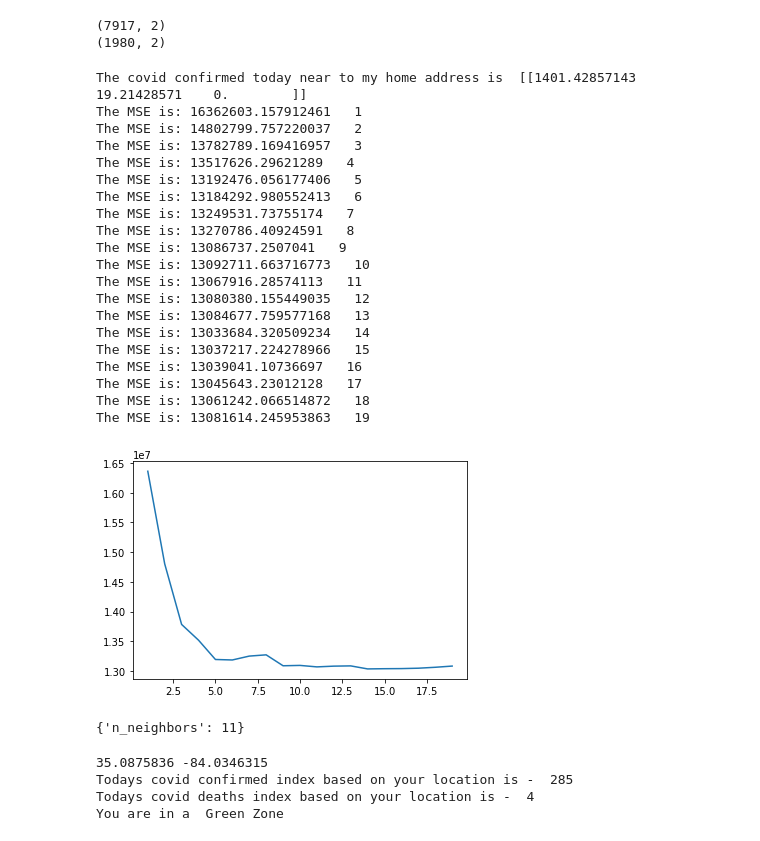
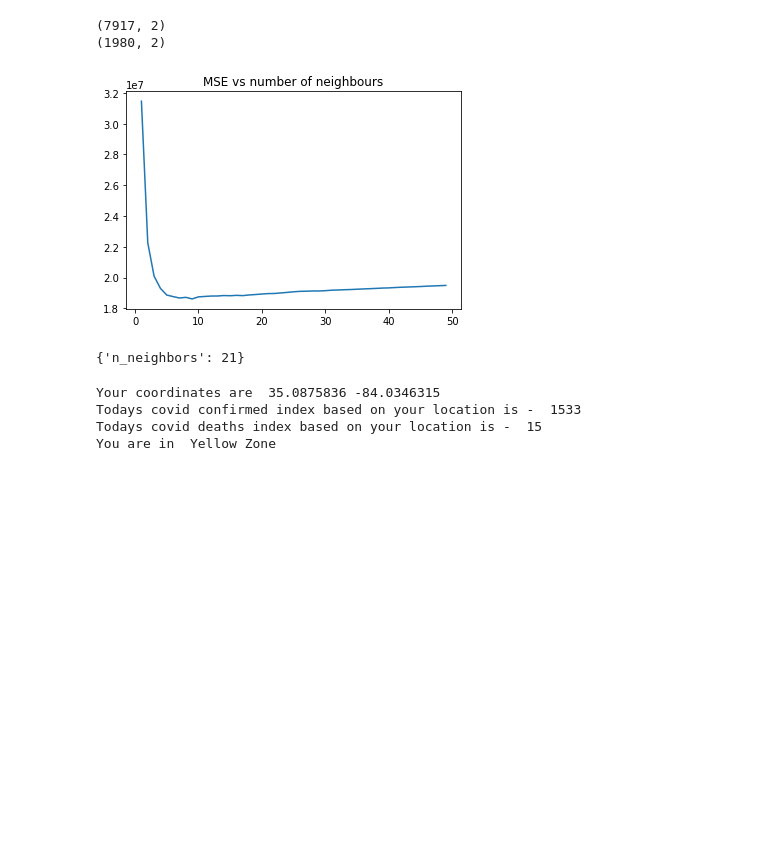
Before and after one commit to SupriyaChinthakuntla/KDD, a Jupyter notebook: KNNAlgToPredictCovidBasedOnGeoLocation.ipynb, the cells around one changed output. Drawn from its saved outputs; the diff is of its cells as text; code cells hidden in the pictures; blank space fills up the shorter version.

```diff
--- a/KNNAlgToPredictCovidBasedOnGeoLocation.ipynb
+++ b/KNNAlgToPredictCovidBasedOnGeoLocation.ipynb
@@ -58,51 +136,32 @@ print(X_test.shape)
 # %%
 from sklearn.neighbors import KNeighborsRegressor
 from sklearn.metrics import mean_squared_error
 from sklearn import metrics
 from sklearn.model_selection import GridSearchCV
 knnr = KNeighborsRegressor(n_neighbors = 14)
 knnr.fit(X_train, y_train)
 a=[]
 c=[]
-for n_value in  range(1,20):
+for n_value in  range(1,50):
     knnr = KNeighborsRegressor(n_neighbors = n_value,weights='distance',p=2)
     knnr.fit(X_train, y_train)
     a.append(n_value)
     #plt.scatter(x=n_value,y=format(np.power(y_test-knnr.predict(X_test),2).mean()),s=60,c='red')
-    print ("The MSE is:",mean_squared_error(y_test,knnr.predict(X_test))," ",n_value)
+    #print ("The MSE is:",mean_squared_error(y_test,knnr.predict(X_test))," ",n_value)
     c.append(mean_squared_error(y_test,knnr.predict(X_test)))
 plt.plot(a,c)
+plt.title("MSE vs number of neighbours")
 plt.show()
 # %% [output]
-The covid confirmed today near to my home address is  [[1401.42857143   19.21428571    0.        ]]
-The MSE is: 16362603.157912461   1
-The MSE is: 14802799.757220037   2
-The MSE is: 13782789.169416957   3
-The MSE is: 13517626.29621289   4
-The MSE is: 13192476.056177406   5
-The MSE is: 13184292.980552413   6
-The MSE is: 13249531.73755174   7
-The MSE is: 13270786.40924591   8
-The MSE is: 13086737.2507041   9
-The MSE is: 13092711.663716773   10
-The MSE is: 13067916.28574113   11
-The MSE is: 13080380.155449035   12
-The MSE is: 13084677.759577168   13
-The MSE is: 13033684.320509234   14
-The MSE is: 13037217.224278966   15
-The MSE is: 13039041.10736697   16
-The MSE is: 13045643.23012128   17
-The MSE is: 13061242.066514872   18
-The MSE is: 13081614.245953863   19
-[figure, old version]
+[figure, new version]
 # %%
-params = {'n_neighbors':[2,3,4,5,6,7,8,9,10,11,12,13,14,15,16,17,18,19,20]}
+params = {'n_neighbors': list(range(2,50))}
 knnr = KNeighborsRegressor()
 model = GridSearchCV(knnr, params, cv=5)
 model.fit(X_train,y_train)
 model.best_params_
 # %% [output]
-{'n_neighbors': 11}
+{'n_neighbors': 21}
 # %%
 #addressSearch = "277 communipaw ave jersey city new jersey 07205"
 #addressSearch = "South Toe, NC 28714"
@@ -114,14 +173,15 @@ model.best_params_
 #addressSearch = "navaho arizona"
 #addressSearch = "point loma san diego"
 addressSearch = "murphy NC"
+#addressSearch="3530 Alister ave sw concord 28027"
 
 from sklearn.neighbors import KNeighborsRegressor
 from geopy.geocoders import Nominatim
 geolocator = Nominatim(user_agent="addresscodingLatLong")
 location = geolocator.geocode(addressSearch)
-knnr = KNeighborsRegressor(n_neighbors = 11)
+knnr = KNeighborsRegressor(n_neighbors = model.best_params_.get('n_neighbors'))
 knnr.fit(X_train, y_train)
-print(location.latitude,location.longitude)
+print("Your coordinates are ",location.latitude,location.longitude)
 covid_prediction=knnr.predict([[location.latitude,location.longitude]])
 print("Todays covid confirmed index based on your location is - ", round(covid_prediction[0][0]))
 print("Todays covid deaths index based on your location is - ", round(covid_prediction[0][1]))
@@ -142,9 +202,9 @@ def returnZone(covid_prediction):
 
 
 
-print("You are in a ", returnZone(covid_prediction[0][0]))
+print("You are in ", returnZone(covid_prediction[0][0]))
 # %% [output]
-35.0875836 -84.0346315
-Todays covid confirmed index based on your location is -  285
-Todays covid deaths index based on your location is -  4
-You are in a  Green Zone
+Your coordinates are  35.0875836 -84.0346315
+Todays covid confirmed index based on your location is -  1533
+Todays covid deaths index based on your location is -  15
+You are in  Yellow Zone
```
Also changed, not shown: parts of 7 cells of this notebook.
